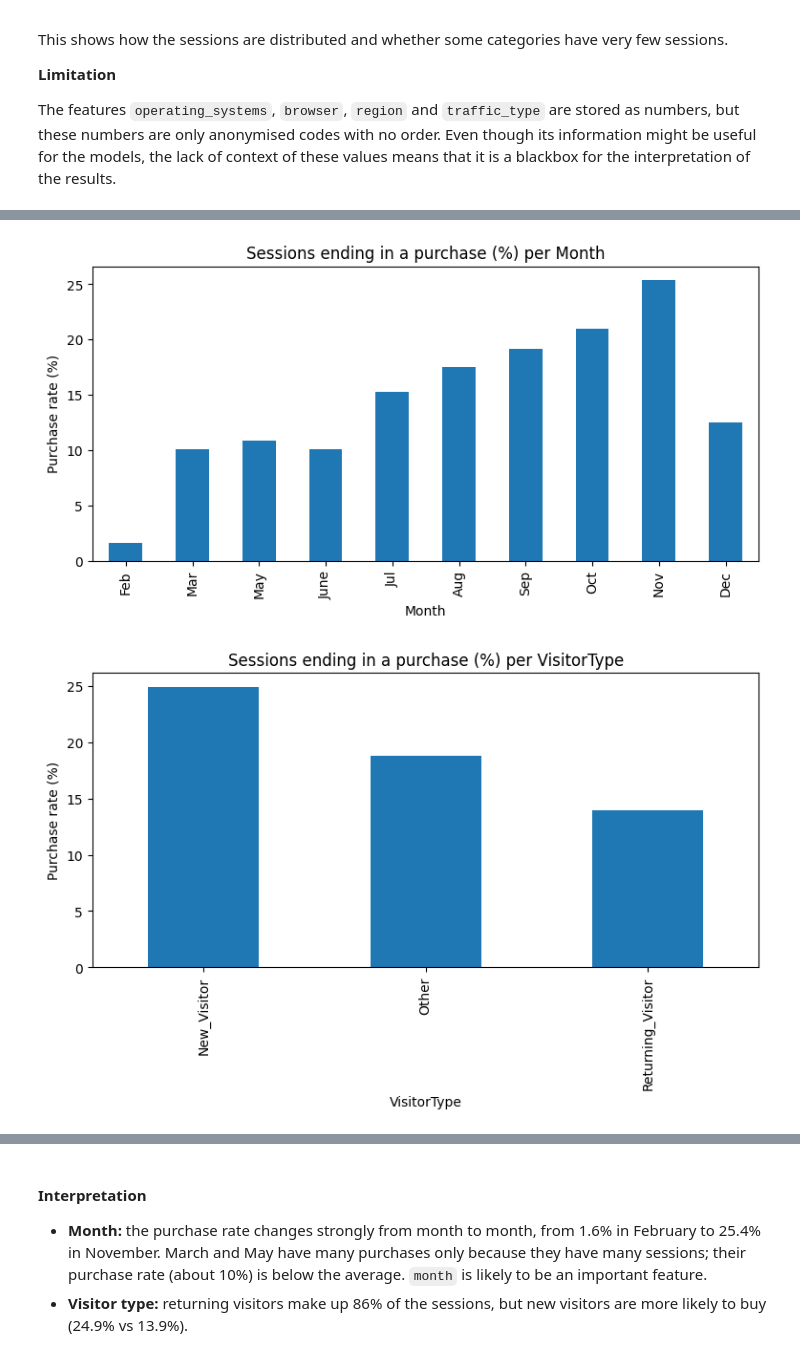
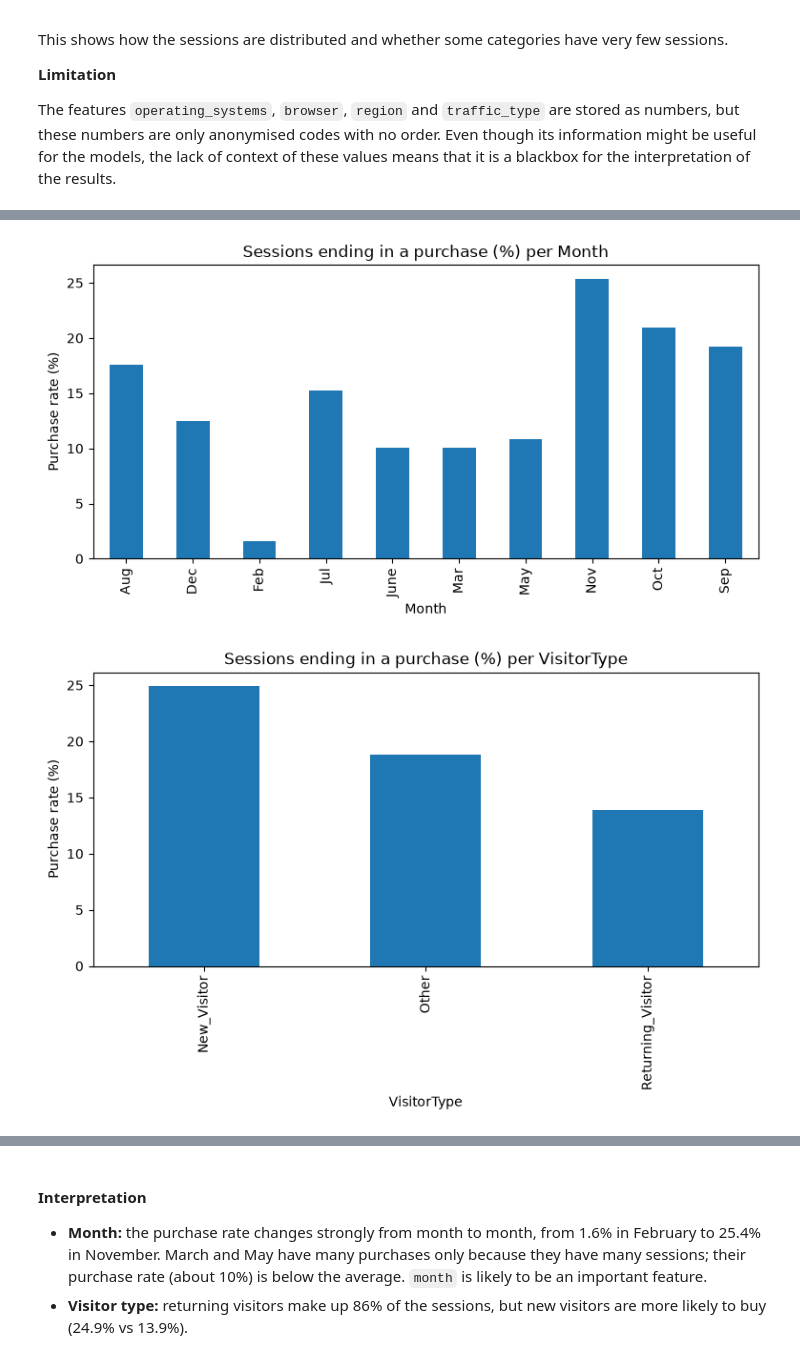
Before and after one commit to tginting-star/RLML_ecommerce_project, a Jupyter notebook: Project/Project code.ipynb, the cells around one changed output, grey strips where cells are left out. Drawn from its saved outputs; the diff is of its cells as text; code cells hidden in the pictures.

```diff
--- a/Project/Project code.ipynb
+++ b/Project/Project code.ipynb
@@ -455,15 +473,12 @@ This shows how the sessions are distributed and whether some categories have ver
 
 The features `operating_systems`, `browser`, `region` and `traffic_type` are stored as numbers, but these numbers are only anonymised codes with no order. Even though its information might be useful for the models, the lack of context of these values means that it is a blackbox for the interpretation of the results.
 # %%
-Month_order = ["Feb", "Mar", "May", "June", "Jul",
-               "Aug", "Sep", "Oct", "Nov", "Dec"]
-
 features = ["Month", "VisitorType", "Weekend", "TrafficType",
             "OperatingSystems", "Browser", "Region"]
 
 for col in features:
     plt.figure(figsize=(9, 4))
-    sns.countplot(data=shoppers_intention_df, x=col, hue="Revenue", order=Month_order if col == "Month" else None)
+    sns.countplot(data=shoppers_intention_df, x=col, hue="Revenue")
     plt.title(f"Number of sessions per {col}")
     plt.show()
 # %% [output]
@@ -477,14 +492,11 @@ for col in features:
 # %%
 for col in features:
     purchase_rate = shoppers_intention_df.groupby(col)["Revenue"].mean() * 100
-
-    if col == "Month":
-        purchase_rate = purchase_rate.reindex(Month_order)
 
     ax = purchase_rate.plot(kind="bar", figsize=(9, 4))
     ax.set_title(f"Sessions ending in a purchase (%) per {col}")
     ax.set_ylabel("Purchase rate (%)")
     plt.show()
 # %% [output]
-[figure, old version]
+[figure, new version]
-[figure, old version]
+[figure, new version]
```
Also changed, not shown: parts of 25 cells of this notebook.
